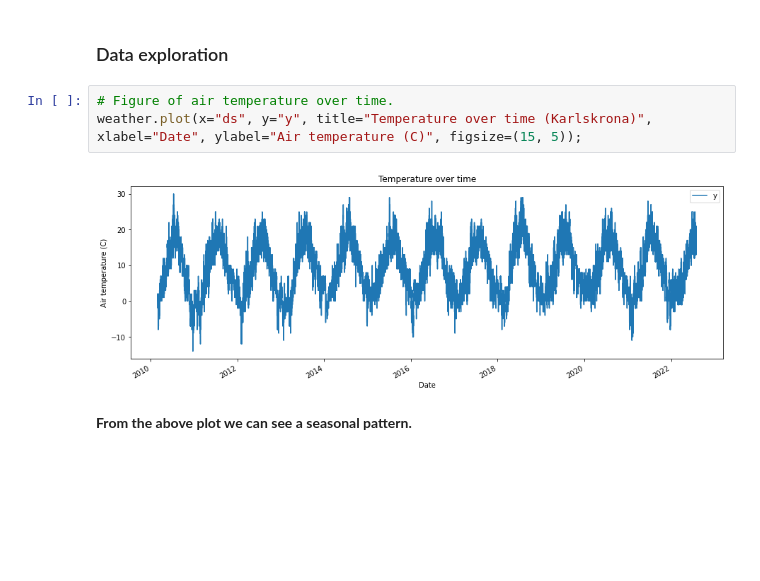
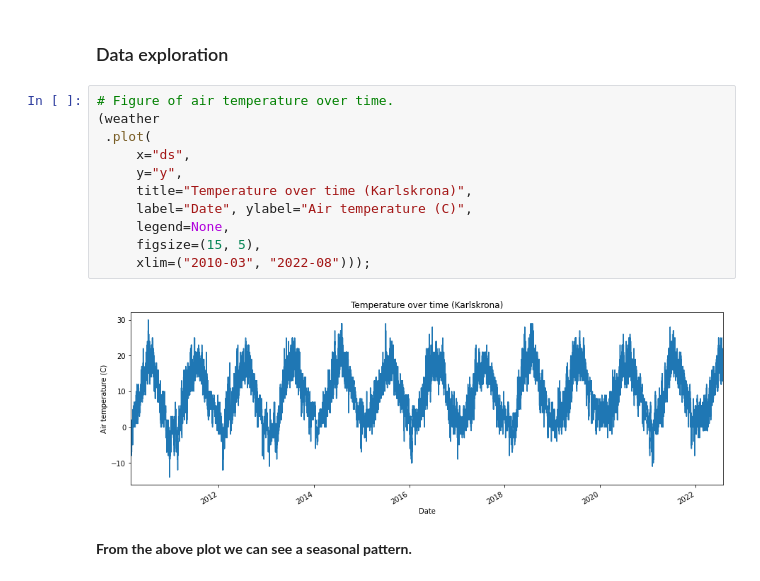
Before and after one commit to Peshkatar/prophet-weather-forecast, a Jupyter notebook: model.ipynb, the cells around one changed output. Saved outputs shown, nothing was run; the diff lists cells and outputs as text; blank space fills up the shorter version.

```diff
--- a/model.ipynb
+++ b/model.ipynb
@@ -89,9 +89,17 @@ dtype: int64
 ### Data exploration
 # %%
 # Figure of air temperature over time.
-weather.plot(x="ds", y="y", title="Temperature over time (Karlskrona)", xlabel="Date", ylabel="Air temperature (C)", figsize=(15, 5));
+(weather
+ .plot(
+     x="ds",
+     y="y",
+     title="Temperature over time (Karlskrona)",
+     label="Date", ylabel="Air temperature (C)",
+     legend=None,
+     figsize=(15, 5),
+     xlim=("2010-03", "2022-08")));
 # %% [output]
-[figure, old version]
+[figure, new version]
 # %% [markdown]
 **From the above plot we can see a seasonal pattern.**
 # %%
```
